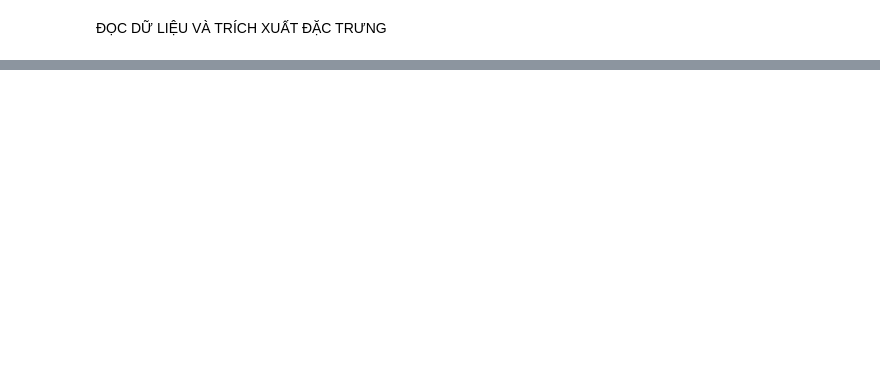
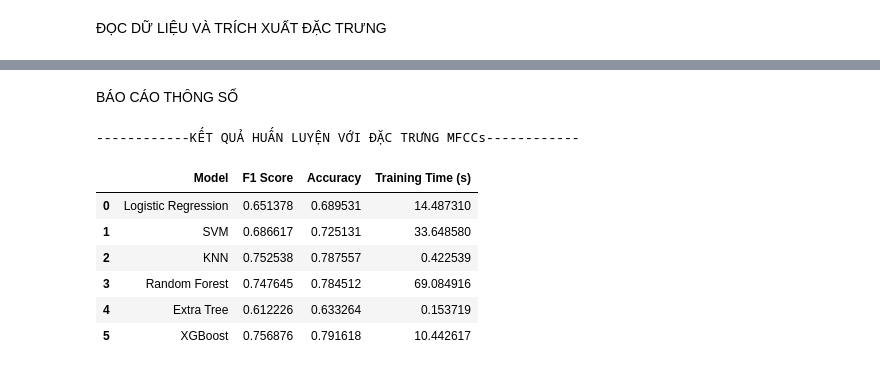
Before and after one commit to OiHuecuata/Bee-Queenless-Detection-through-sound-using-Deep-Learning, a Jupyter notebook: ML.ipynb, the cells around one changed output, grey strips where cells are left out. Cells and saved outputs as stored; diff of their text form; code cells hidden in the pictures; blank space fills up the shorter version.

```diff
--- a/ML.ipynb
+++ b/ML.ipynb
@@ -108,34 +164,39 @@ HUẤN LUYỆN VÀ BÁO CÁO KẾT QUẢ
 # %%
-models_name = ["Logistic Regression", "SVM", "KNN", "Random Forest", "Extra Tree", "XGBoost"]
-f1_score = []
-accuracy = []
-training_time = []
-
-# Đánh giá bằng KFold
-k_fold = KFold(n_splits=5, shuffle=True, random_state=42)
+# HUẤN LUYỆN SỬ DỤNG MFCCs
 
 # Huấn luyện và đánh giá từng mô hình
 for model_name, model in models.items():
+
+    # Thông báo mô hình đang được huấn luyện
     print(f"Đang huấn luyện và đánh giá mô hình {model_name}:")
+
+    # Ghi lại thời gian bắt đầu huấn luyện
     start_time = time.time()
-    cv_f1_scores = cross_val_score(model, X, y, cv=k_fold, scoring='f1_macro')
-    cv_accuracy_scores = cross_val_score(model, X, y, cv=k_fold, scoring='accuracy')
+
+    # Sử dụng cross validation để đánh giá mô hình, tính F1-score và Accuracy
+    cv_f1_scores = cross_val_score(model, X_mfccs, y, cv=k_fold, scoring='f1_macro')
+    cv_accuracy_scores = cross_val_score(model, X_mfccs, y, cv=k_fold, scoring='accuracy')
+
+    # Ghi lại thời gian kết thúc huấn luyện
     end_time = time.time()
+
+    # Tính thời gian huấn luyện
     timing = end_time - start_time
+
+    # Chèn các thông số F1 score, accuracy và thời gian huấn luyện vào danh sách, lấy trung bình
     f1_score.append(np.mean(cv_f1_scores))
     accuracy.append(np.mean(cv_accuracy_scores))
     training_time.append(timing)
+
+    # Khi huấn luyện thành công, thông báo kết thúc
     print(f"Xong")
 
 # Tạo DataFrame để hiển thị kết quả
-results_df = pd.DataFrame({
-    "Model": models_name,
+mfccs_df = pd.DataFrame({
+    "Model": list(models.keys()),
     "F1 Score": f1_score,
     "Accuracy": accuracy,
     "Training Time (s)": training_time
 })
-
-print("\nKẾT QUẢ ĐÁNH GIÁ MÔ HÌNH")
-results_df.style
 # %% [output]
 Đang huấn luyện và đánh giá mô hình Logistic Regression:
@@ -161,0 +303,14 @@ KẾT QUẢ ĐÁNH GIÁ MÔ HÌNH
+# %% [markdown]
+BÁO CÁO THÔNG SỐ
+# %%
+print(f"------------KẾT QUẢ HUẤN LUYỆN VỚI ĐẶC TRƯNG MFCCs------------")
+mfccs_df
+# %% [output]
+------------KẾT QUẢ HUẤN LUYỆN VỚI ĐẶC TRƯNG MFCCs------------
+|  | Model | F1 Score | Accuracy | Training Time (s) |
+| 0 | Logistic Regression | 0.651378 | 0.689531 | 14.487310 |
+| 1 | SVM | 0.686617 | 0.725131 | 33.648580 |
+| 2 | KNN | 0.752538 | 0.787557 | 0.422539 |
+| 3 | Random Forest | 0.747645 | 0.784512 | 69.084916 |
+| 4 | Extra Tree | 0.612226 | 0.633264 | 0.153719 |
+| 5 | XGBoost | 0.756876 | 0.791618 | 10.442617 |
```
Also changed, not shown: parts of 18 cells of this notebook.
